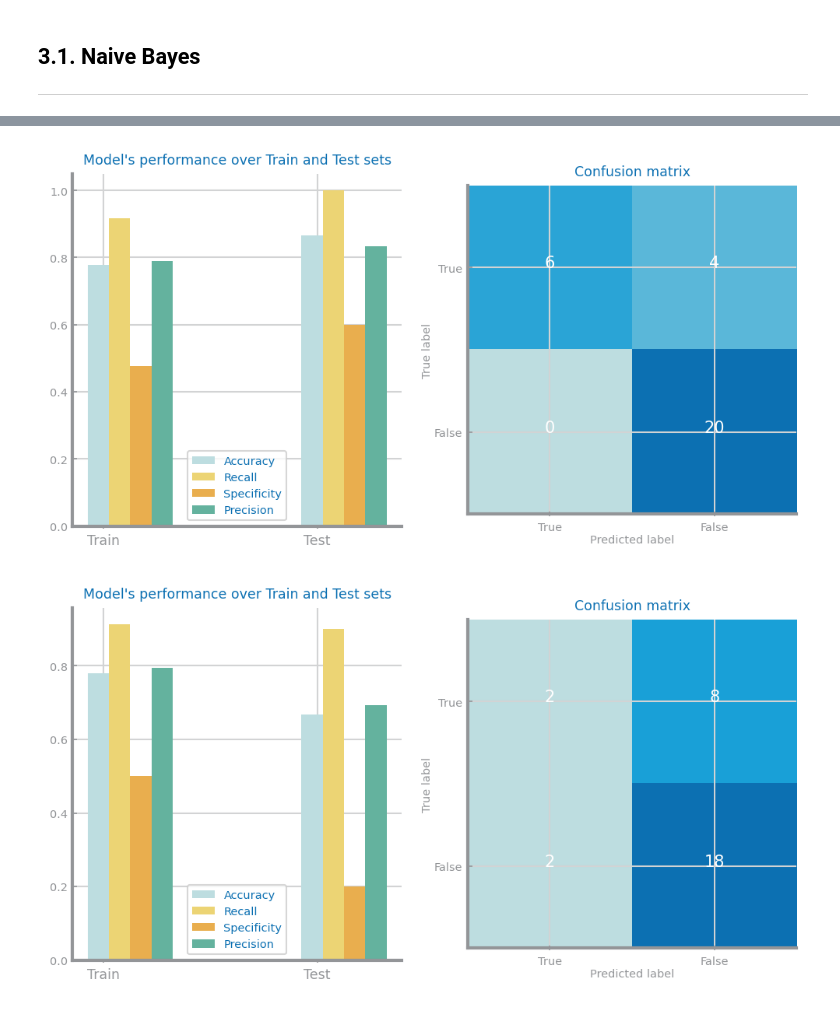
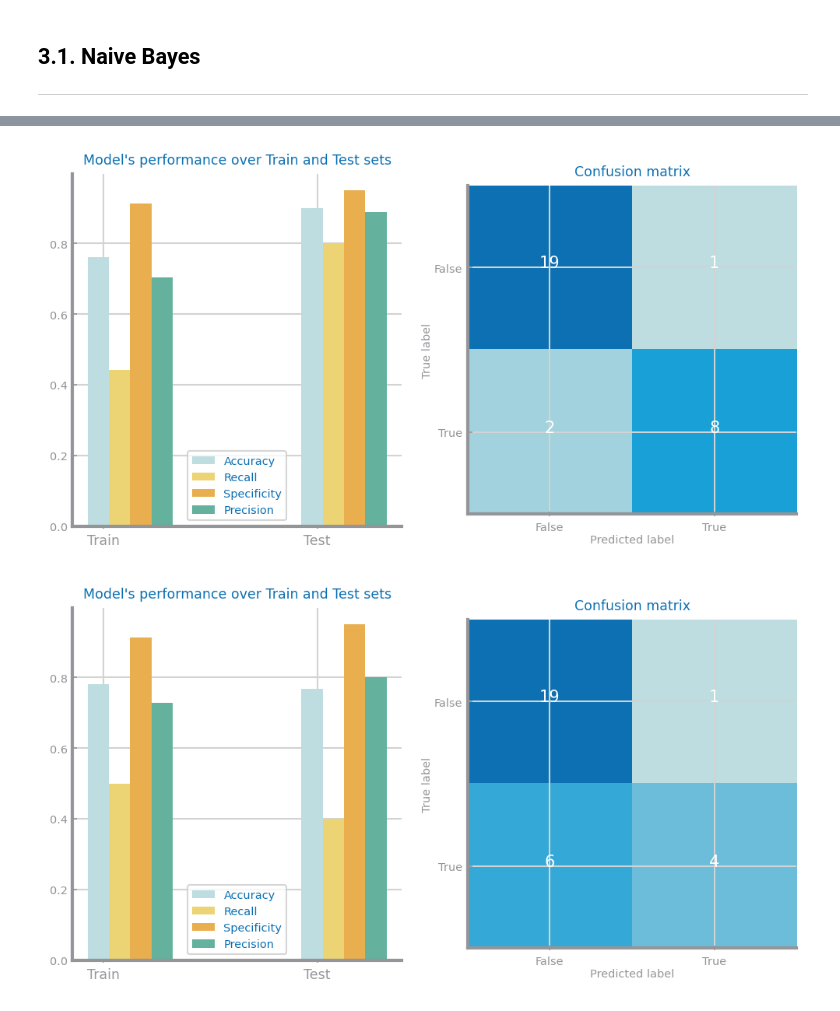
Before and after one commit to filipesousaist/ds_project, a Jupyter notebook: dataset1/3_Classification.ipynb, the cells around one changed output, grey strips where cells are left out. Cells and saved outputs as stored; diff of their text form; code cells hidden in the pictures.

```diff
--- a/dataset1/3_Classification.ipynb
+++ b/dataset1/3_Classification.ipynb
@@ -88,7 +88,7 @@ The simplest measure is accuracy, which reports the percentage of correct predic
 # %%
 import sklearn.metrics as metrics
 
-labels: np.ndarray = pd.unique(y)
+labels: np.ndarray = [False, True]#pd.unique(y)
 
 for split in splits:
     prdY: np.ndarray = clf.predict(split['X_test'])
@@ -96,4 +96,5 @@ for split in splits:
     split['prdY'] = prdY
     split['cnf_mtx'] = cnf_mtx
     print(cnf_mtx)
+    print('Accuracy if it classifies everything as negative:\n', sum(cnf_mtx[0]) / sum(cnf_mtx[0] + cnf_mtx[1]))
 # %% [output]
@@ -208,5 +206,5 @@ for split in splits:
     clf.fit(split['X_train'], split['y_train'])
     prd_trn = clf.predict(split['X_train'])
     prd_tst = split['prdY']
-    ds.plot_evaluation_results(pd.unique(y), split['y_train'], prd_trn, split['y_test'], prd_tst, showXTickLabels=True)
+    ds.plot_evaluation_results([False, True], split['y_train'], prd_trn, split['y_test'], prd_tst, showXTickLabels=True)
 # %% [output]
@@ -214,2 +212,2 @@ for split in splits:
-[figure, old version]
+[figure, new version]
-[figure, old version]
+[figure, new version]
```
Also changed, not shown: parts of 11 cells of this notebook, 5 other files.
